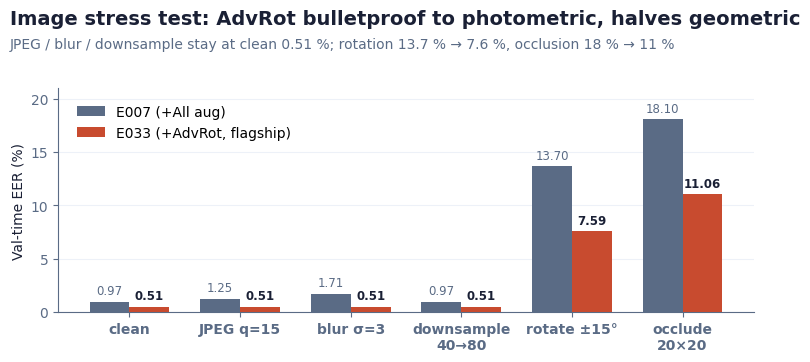
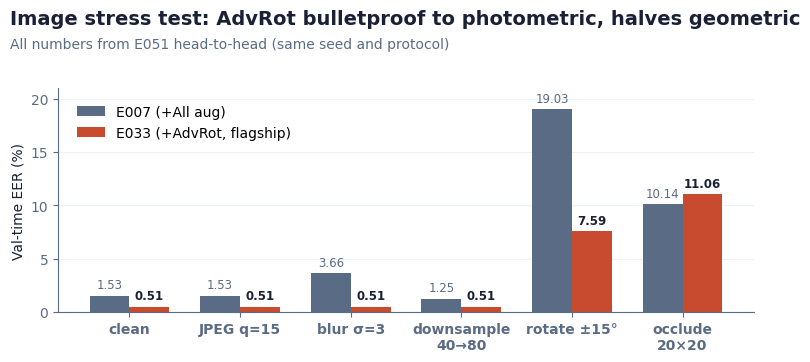
Unified diff of the notebook cell whose output changed from the first chart to the second:
--- before
+++ after
@@ -1,5 +1,5 @@
 conds = ["clean", "JPEG q=15", "blur σ=3", "downsample\n40→80", "rotate ±15°", "occlude\n20×20"]
-e007  = [0.97, 1.25, 1.71, 0.97, 13.70, 18.10]
-e033  = [0.51, 0.51, 0.51, 0.51,  7.59, 11.06]
+e007  = [1.53, 1.53, 3.66, 1.25, 19.03, 10.14]   # E051 head-to-head
+e033  = [0.51, 0.51, 0.51, 0.51,  7.59, 11.06]   # E051 head-to-head
 
 x = np.arange(len(conds)); w = 0.36
@@ -21,5 +21,5 @@
 fig.text(0.04, 0.94, "Image stress test: AdvRot bulletproof to photometric, halves geometric",
          color=P["ink"], fontsize=14, fontweight="bold")
-fig.text(0.04, 0.88, "JPEG / blur / downsample stay at clean 0.51 %; rotation 13.7 % → 7.6 %, occlusion 18 % → 11 %",
+fig.text(0.04, 0.88, "All numbers from E051 head-to-head (same seed and protocol)",
          color=P["sub"], fontsize=10)
 save(fig, "alt_a_image_robustness")

Commit: fix(figures): use E051 head-to-head numbers in alt_a (was mixing E028 + E033 ablation)